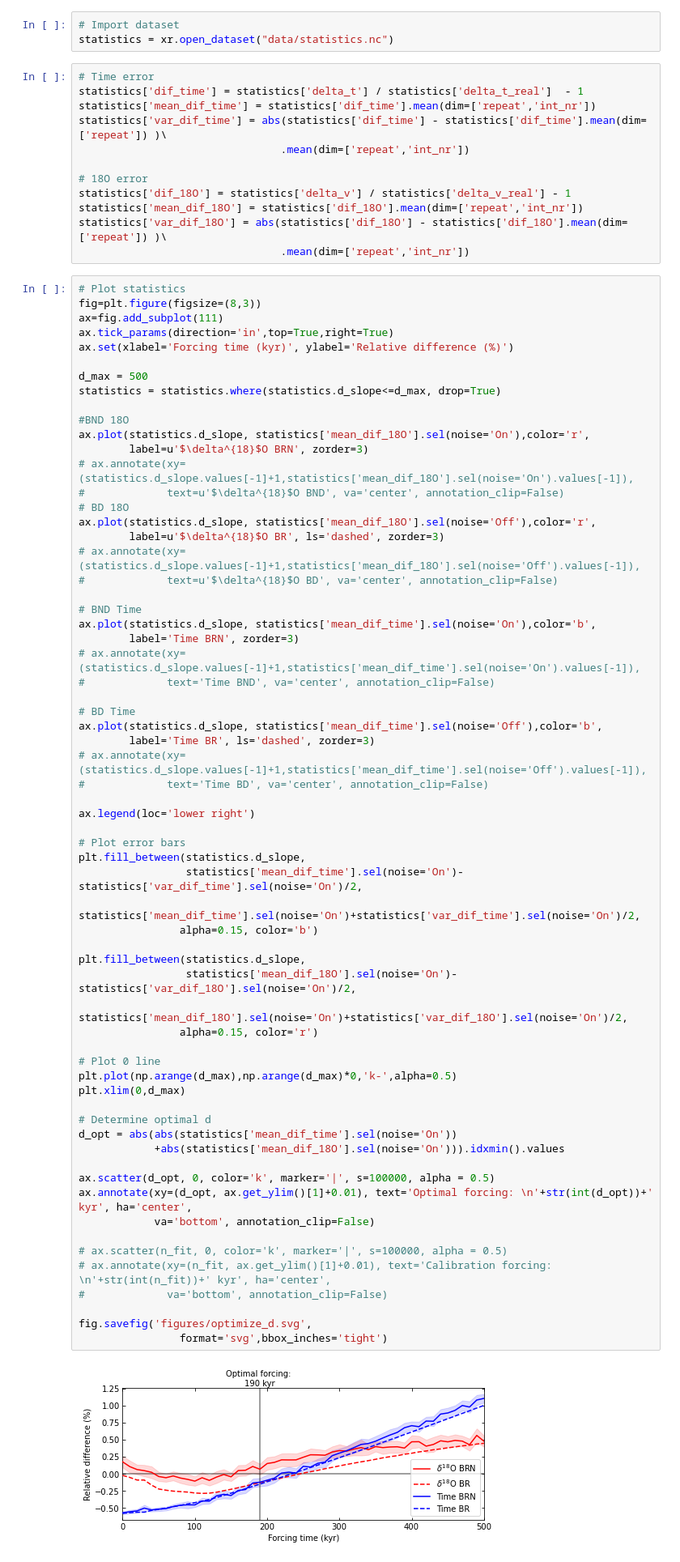
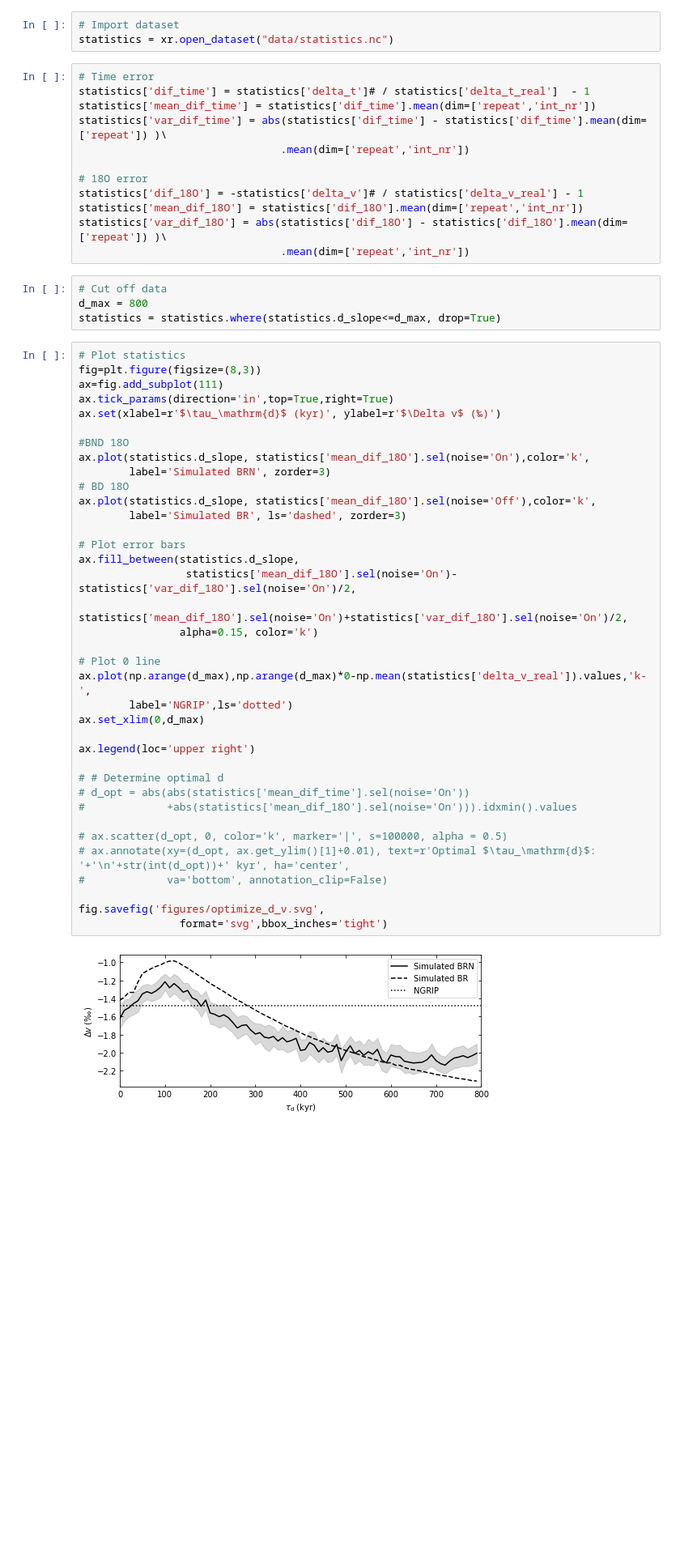
Before and after one commit to rensvermeulen/Vermeulen_2022-FHN-NGRIP, a Jupyter notebook: main.ipynb, the cells around one changed output. Shown: that part at 81% size. Cells and saved outputs as stored; diff of their text form; blank space fills up the shorter version.

```diff
--- a/main.ipynb
+++ b/main.ipynb
@@ -838,79 +869,56 @@ d_slope = np.arange(0,800,10)
 statistics = xr.open_dataset("data/statistics.nc")
 # %%
 # Time error
-statistics['dif_time'] = statistics['delta_t'] / statistics['delta_t_real']  - 1
+statistics['dif_time'] = statistics['delta_t']# / statistics['delta_t_real']  - 1
 statistics['mean_dif_time'] = statistics['dif_time'].mean(dim=['repeat','int_nr'])
 statistics['var_dif_time'] = abs(statistics['dif_time'] - statistics['dif_time'].mean(dim=['repeat']) )\
                                 .mean(dim=['repeat','int_nr'])
 
 # 18O error
-statistics['dif_18O'] = statistics['delta_v'] / statistics['delta_v_real'] - 1
+statistics['dif_18O'] = -statistics['delta_v']# / statistics['delta_v_real'] - 1
 statistics['mean_dif_18O'] = statistics['dif_18O'].mean(dim=['repeat','int_nr'])
 statistics['var_dif_18O'] = abs(statistics['dif_18O'] - statistics['dif_18O'].mean(dim=['repeat']) )\
                                 .mean(dim=['repeat','int_nr'])
+# %%
+# Cut off data
+d_max = 800
+statistics = statistics.where(statistics.d_slope<=d_max, drop=True)
 # %%
 # Plot statistics
 fig=plt.figure(figsize=(8,3))
 ax=fig.add_subplot(111)
 ax.tick_params(direction='in',top=True,right=True)
-ax.set(xlabel='Forcing time (kyr)', ylabel='Relative difference (%)')
-
-d_max = 500
-statistics = statistics.where(statistics.d_slope<=d_max, drop=True)
+ax.set(xlabel=r'$\tau_\mathrm{d}$ (kyr)', ylabel=r'$\Delta v$ (‰)')
 
 #BND 18O
-ax.plot(statistics.d_slope, statistics['mean_dif_18O'].sel(noise='On'),color='r',
-        label=u'$\delta^{18}$O BRN', zorder=3)
-# ax.annotate(xy=(statistics.d_slope.values[-1]+1,statistics['mean_dif_18O'].sel(noise='On').values[-1]),
-#             text=u'$\delta^{18}$O BND', va='center', annotation_clip=False)
+ax.plot(statistics.d_slope, statistics['mean_dif_18O'].sel(noise='On'),color='k',
+        label='Simulated BRN', zorder=3)
 # BD 18O
-ax.plot(statistics.d_slope, statistics['mean_dif_18O'].sel(noise='Off'),color='r',
-        label=u'$\delta^{18}$O BR', ls='dashed', zorder=3)
-# ax.annotate(xy=(statistics.d_slope.values[-1]+1,statistics['mean_dif_18O'].sel(noise='Off').values[-1]),
-#             text=u'$\delta^{18}$O BD', va='center', annotation_clip=False)
-
-# BND Time
-ax.plot(statistics.d_slope, statistics['mean_dif_time'].sel(noise='On'),color='b',
-        label='Time BRN', zorder=3)
-# ax.annotate(xy=(statistics.d_slope.values[-1]+1,statistics['mean_dif_time'].sel(noise='On').values[-1]),
-#             text='Time BND', va='center', annotation_clip=False)
-
-# BD Time
-ax.plot(statistics.d_slope, statistics['mean_dif_time'].sel(noise='Off'),color='b',
-        label='Time BR', ls='dashed', zorder=3)
-# ax.annotate(xy=(statistics.d_slope.values[-1]+1,statistics['mean_dif_time'].sel(noise='Off').values[-1]),
-#             text='Time BD', va='center', annotation_clip=False)
-
-ax.legend(loc='lower right')
+ax.plot(statistics.d_slope, statistics['mean_dif_18O'].sel(noise='Off'),color='k',
+        label='Simulated BR', ls='dashed', zorder=3)
 
 # Plot error bars
-plt.fill_between(statistics.d_slope,
-                 statistics['mean_dif_time'].sel(noise='On')-statistics['var_dif_time'].sel(noise='On')/2,
-                 statistics['mean_dif_time'].sel(noise='On')+statistics['var_dif_time'].sel(noise='On')/2,
-                alpha=0.15, color='b')
-
-plt.fill_between(statistics.d_slope,
+ax.fill_between(statistics.d_slope,
                  statistics['mean_dif_18O'].sel(noise='On')-statistics['var_dif_18O'].sel(noise='On')/2,
                  statistics['mean_dif_18O'].sel(noise='On')+statistics['var_dif_18O'].sel(noise='On')/2,
-                alpha=0.15, color='r')
+                alpha=0.15, color='k')
 
 # Plot 0 line
-plt.plot(np.arange(d_max),np.arange(d_max)*0,'k-',alpha=0.5)
-plt.xlim(0,d_max)
+ax.plot(np.arange(d_max),np.arange(d_max)*0-np.mean(statistics['delta_v_real']).values,'k-',
+        label='NGRIP',ls='dotted')
+ax.set_xlim(0,d_max)
 
-# Determine optimal d
-d_opt = abs(abs(statistics['mean_dif_time'].sel(noise='On'))
-            +abs(statistics['mean_dif_18O'].sel(noise='On'))).idxmin().values
+ax.legend(loc='upper right')
 
-ax.scatter(d_opt, 0, color='k', marker='|', s=100000, alpha = 0.5)
-ax.annotate(xy=(d_opt, ax.get_ylim()[1]+0.01), text='Optimal forcing: \n'+str(int(d_opt))+' kyr', ha='center',
-            va='bottom', annotation_clip=False)
+# # Determine optimal d
+# d_opt = abs(abs(statistics['mean_dif_time'].sel(noise='On'))
+#             +abs(statistics['mean_dif_18O'].sel(noise='On'))).idxmin().values
 
-# ax.scatter(n_fit, 0, color='k', marker='|', s=100000, alpha = 0.5)
-# ax.annotate(xy=(n_fit, ax.get_ylim()[1]+0.01), text='Calibration forcing: \n'+str(int(n_fit))+' kyr', ha='center',
+# ax.scatter(d_opt, 0, color='k', marker='|', s=100000, alpha = 0.5)
+# ax.annotate(xy=(d_opt, ax.get_ylim()[1]+0.01), text=r'Optimal $\tau_\mathrm{d}$: '+'\n'+str(int(d_opt))+' kyr', ha='center',
 #             va='bottom', annotation_clip=False)
 
-fig.savefig('figures/optimize_d.svg',
+fig.savefig('figures/optimize_d_v.svg',
                 format='svg',bbox_inches='tight')
 # %% [output]
-[figure, old version]
+[figure, new version]
```
Also changed, not shown: parts of 14 cells of this notebook.
